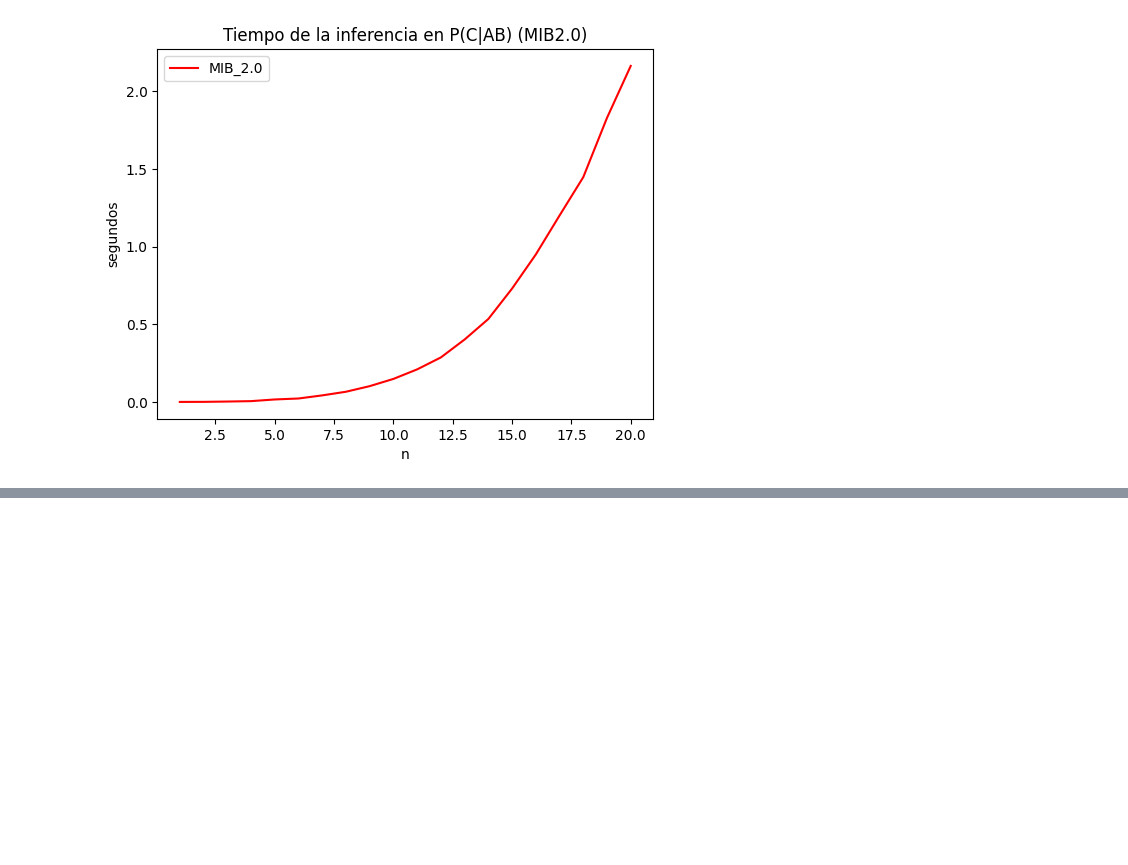
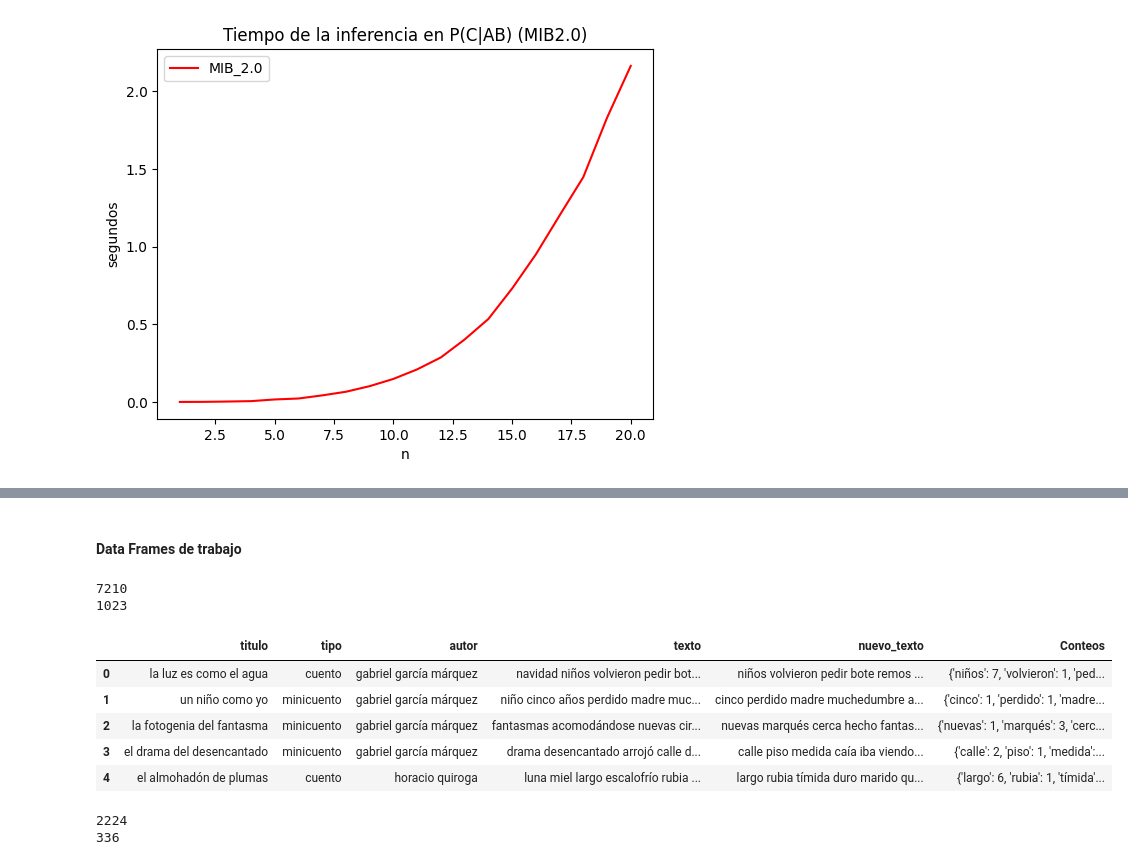
Before and after one commit to robertorys/Tesis, a Jupyter notebook: Test_mib_v2_3.ipynb, the cells around one changed output, grey strips where cells are left out. Saved outputs shown, nothing was run; the diff lists cells and outputs as text; code cells hidden in the pictures; blank space fills up the shorter version.

Commit message:
Autoria de textos con mib_v2.3

```diff
--- a/Test_mib_v2_3.ipynb
+++ b/Test_mib_v2_3.ipynb
@@ -92,0 +205,5 @@ plt.show()
+# %%
+archivos = glob.glob('./Train/*/*')
+archivos,nombres = tp.carga_cuentos(archivos)
+df_train = tp.lee_cuentos(archivos)
+df_train.head()
@@ -92,0 +233,36 @@ plt.show()
+# %% [markdown]
+#### Data Frames de trabajo
+# %%
+s = df_train.texto.str.cat(sep=' ').split()
+print(len(s))
+conteos=Counter(s)
+nuevo_vocabulario = list(set([palabra for palabra in s if conteos[palabra] <= 10 and conteos[palabra]>1 ]))
+print(len(nuevo_vocabulario))
+# %% [output]
+7210
+1023
+# %%
+df_train_T = df_train.copy()
+df_train_T['nuevo_texto'] = df_train_T.texto.str.split().\
+    apply(lambda texto: [w for w in texto if w in nuevo_vocabulario]).\
+    apply(lambda x : ' '.join(x))
+df_train_T['Conteos']=df_train_T.nuevo_texto.str.split().apply(Counter)
+
+
+df_train_T.head()
+# %% [output]
+|  | titulo | tipo | autor | texto | nuevo_texto | Conteos |
+| 0 | la luz es como el agua | cuento | gabriel garcía márquez | navidad niños volvieron pedir bot... | niños volvieron pedir bote remos ... | {'niños': 7, 'volvieron': 1, 'ped... |
+| 1 | un niño como yo | minicuento | gabriel garcía márquez | niño cinco años perdido madre muc... | cinco perdido madre muchedumbre a... | {'cinco': 1, 'perdido': 1, 'madre... |
+| 2 | la fotogenia del fantasma | minicuento | gabriel garcía márquez | fantasmas acomodándose nuevas cir... | nuevas marqués cerca hecho fantas... | {'nuevas': 1, 'marqués': 3, 'cerc... |
+| 3 | el drama del desencantado | minicuento | gabriel garcía márquez | drama desencantado arrojó calle d... | calle piso medida caía iba viendo... | {'calle': 2, 'piso': 1, 'medida':... |
+| 4 | el almohadón de plumas | cuento | horacio quiroga | luna miel largo escalofrío rubia ... | largo rubia tímida duro marido qu... | {'largo': 6, 'rubia': 1, 'tímida'... |
+# %%
+s=df_test.texto.str.cat(sep=' ').split()
+print(len(s))
+conteos=Counter(s)
+nuevo_vocab = list(set([palabra for palabra in s if conteos[palabra] <= 10 and conteos[palabra]>1 ]))
+print(len(nuevo_vocab))
+# %% [output]
+2224
+336
```
Also changed, not shown: parts of 57 cells of this notebook, 1 other file.
